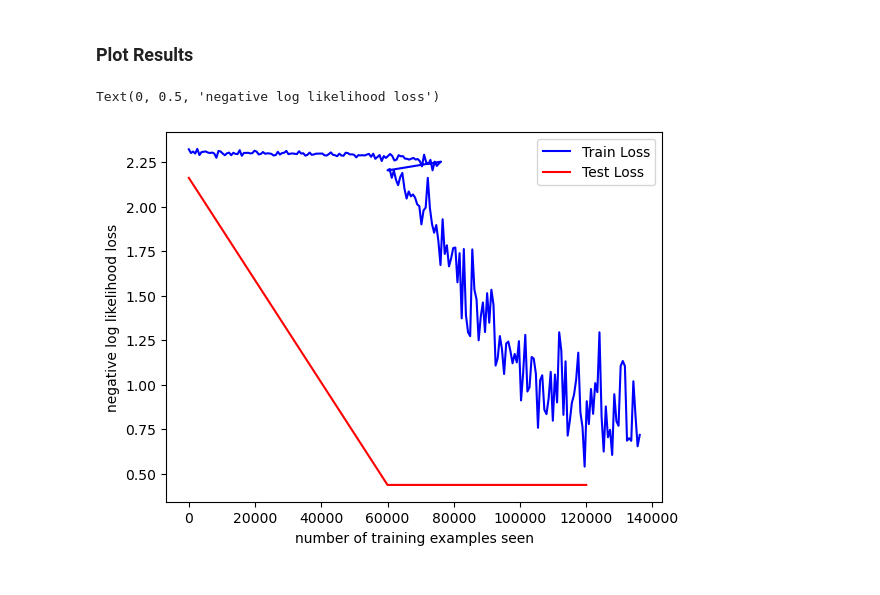
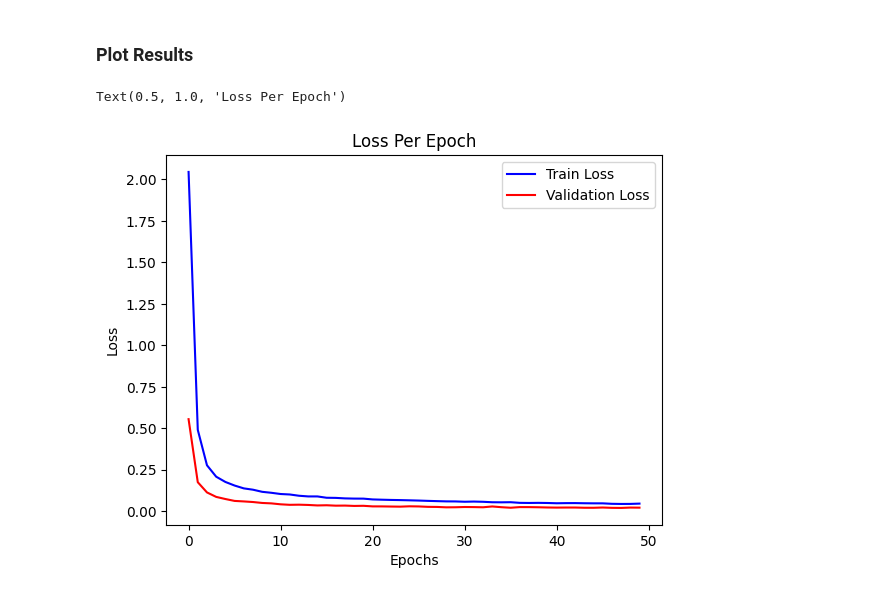
Before and after one commit to ryanchristopher27/CS8770-NeuralNetworks, a Jupyter notebook: mnist_cnn_model.ipynb, the cells around one changed output. Cells and saved outputs as stored; diff of their text form; code cells hidden in the pictures.

Commit message:
99.29% with cnn model at 50 epochs

```diff
--- a/mnist_cnn_model.ipynb
+++ b/mnist_cnn_model.ipynb
@@ -97,7 +129,7 @@ model = CNN()
 
 print(model)
 
-epochs = 2
+epochs = 50
 learning_rate = 0.01
 momentum = 0.3
 
@@ -201,11 +332,12 @@ Test Set: Avg. Loss: 0.4359, Accuracy: 8734/10000 (87%)
 ### Plot Results
 # %%
 fig = plt.figure()
-plt.plot(train_count, train_loss, color='blue')
-plt.plot(test_count, test_loss, color='red')
-plt.legend(['Train Loss', 'Test Loss'], loc='upper right')
-plt.xlabel('number of training examples seen')
-plt.ylabel('negative log likelihood loss')
+plt.plot(train_loss_epoch, color='blue')
+plt.plot(val_loss_epoch, color='red')
+plt.legend(['Train Loss', 'Validation Loss'], loc='upper right')
+plt.xlabel('Epochs')
+plt.ylabel('Loss')
+plt.title('Loss Per Epoch')
 # %% [output]
-Text(0, 0.5, 'negative log likelihood loss')
+Text(0.5, 1.0, 'Loss Per Epoch')
-[figure, old version]
+[figure, new version]
```
Also changed, not shown: parts of 16 cells of this notebook, 1 other file.
